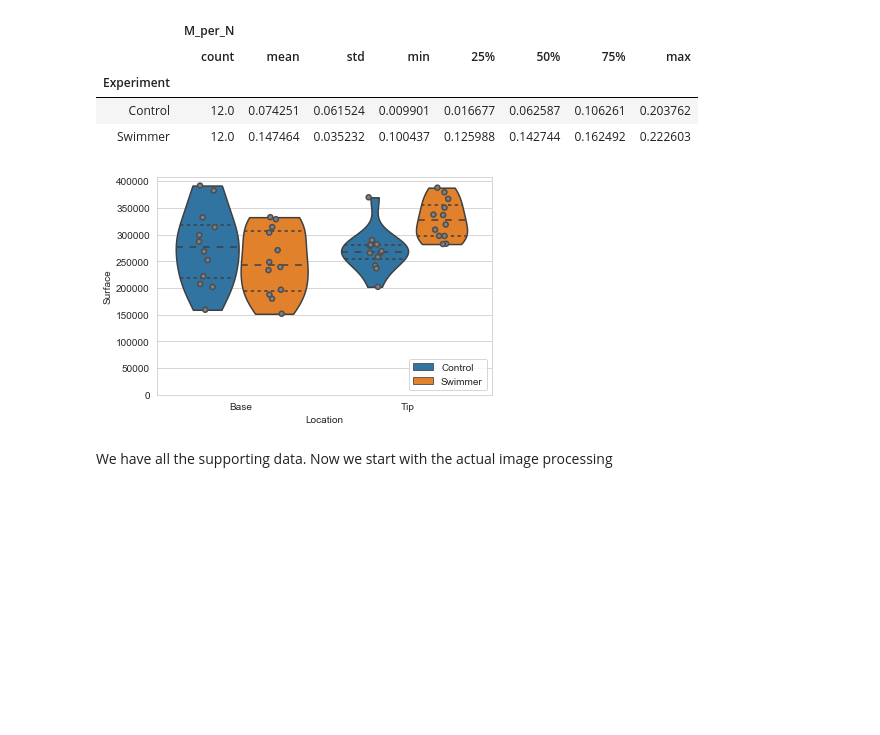
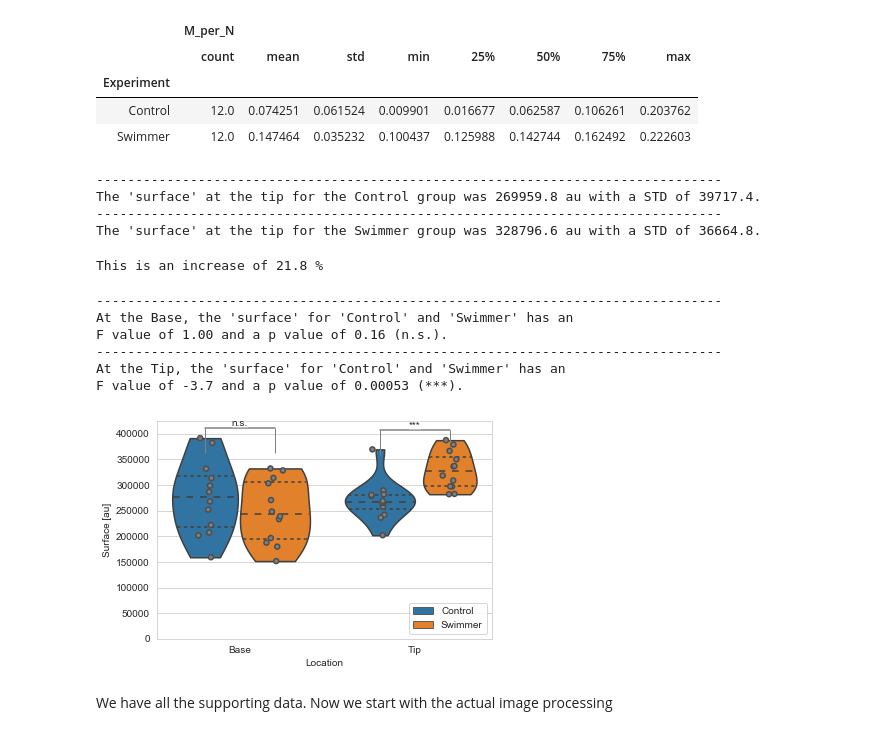
Before and after one commit to habi/Zebra-Fish-Gills, a Jupyter notebook: Gills-Analysis.ipynb, the cells around one changed output. Cells and saved outputs as stored; diff of their text form; code cells hidden in the pictures; blank space fills up the shorter version.

Commit message:
eGFP-'Surface' as prose/percent/p_values
For answering the reviewers in depth.

```diff
--- a/Gills-Analysis.ipynb
+++ b/Gills-Analysis.ipynb
@@ -1218,3 +1218,48 @@ gfp2['Experiment'] = pandas.concat([gfp['Experiment'], gfp['Experiment']], ignor
 gfp2['Location'] = 'Base'
 gfp2['Location'][len(gfp2)//2:] = 'Tip'
 eGFP = gfp2
+# %%
+# Data as prose
+for experiment in eGFP['Experiment'].unique():
+    print(80 * '-')
+    print("The 'surface' at the tip for the %s group "
+              'was %0.1f au with a STD of %0.1f.' % (experiment,
+                                                     eGFP[(eGFP.Experiment == experiment)
+                                                              & (eGFP.Location == 'Tip')]['Surface'].mean(),
+                                                     eGFP[(eGFP.Experiment == experiment)
+                                                              & (eGFP.Location == 'Tip')]['Surface'].std()))
+# %% [output]
+--------------------------------------------------------------------------------
+The 'surface' at the tip for the Control group was 269959.8 au with a STD of 39717.4.
+--------------------------------------------------------------------------------
+The 'surface' at the tip for the Swimmer group was 328796.6 au with a STD of 36664.8.
+# %%
+print('This is an increase of %0.1f %%' % percentage(eGFP[(eGFP.Experiment == 'Control')
+                                                              & (eGFP.Location == 'Tip')]['Surface'].mean(),
+                                                     eGFP[(eGFP.Experiment == 'Swimmer')
+                                                              & (eGFP.Location == 'Tip')]['Surface'].mean(),))
+# %% [output]
+This is an increase of 21.8 %
+# %%
+# Are there 'surface' differences between control and swimmers?
+p_value_egfp = [None] * 2
+for c, location in enumerate(eGFP['Location'].unique()):
+    print(80 * '-')
+    t_statistic, p_value_egfp[c] = scipy.stats.ttest_ind(eGFP[(eGFP.Experiment == 'Control')
+                                                              & (eGFP.Location == location)]['Surface'],
+                                                         eGFP[(eGFP.Experiment == 'Swimmer')
+                                                              & (eGFP.Location == location)]['Surface'],
+                                                            equal_var=True)
+    print("At the %s, the 'surface' for 'Control' and 'Swimmer' has an" % location)
+    # Two-sided test done, but we want one-sided test --> p_value / 2 (only because we tested it above)
+    p_value_egfp[c] /= 2
+    print('F value of %0.4s and a p value of %.2g (%s).' % (t_statistic,
+                                                            p_value_egfp[c],
+                                                            significance(p_value_egfp[c])))
+# %% [output]
+--------------------------------------------------------------------------------
+At the Base, the 'surface' for 'Control' and 'Swimmer' has an
+F value of 1.00 and a p value of 0.16 (n.s.).
+--------------------------------------------------------------------------------
+At the Tip, the 'surface' for 'Control' and 'Swimmer' has an
+F value of -3.7 and a p value of 0.00053 (***).
@@ -1221,34 +1269,52 @@ eGFP = gfp2
 # %%
+# Plot the eGFP 'surfaces'
+# Keep in mind that the generated surface is just an *estimation* from Imaris to answer the reviewers
+# It is *not* identical with the actual surface of the endothelium, and thus given in 'arbitrary units'.
 seaborn.violinplot(data=eGFP,
                    x='Location',
                    y='Surface',
                    hue='Experiment',
                    cut=0,
                    inner='quartiles')
 seaborn.stripplot(data=eGFP,
                   x='Location',
                   y='Surface',
                   hue='Experiment',
                   jitter=True,
                   dodge=True,
                   s=5,
                   linewidth=1.5,
                   palette=['gray', 'gray'])
-legend = True
+plt.ylabel('Surface [au]')
+# Show the significance
+significance_bar(1 - 0.2,
+                 1 + 0.2,
+                 numpy.maximum(eGFP[(eGFP.Experiment == 'Control')
+                                    & (eGFP.Location == 'Tip')]['Surface'].max(),
+                               eGFP[(eGFP.Experiment == 'Swimmer')
+                                    & (eGFP.Location == 'Tip')]['Surface'].max()),
+                 p_value_egfp[1])
+significance_bar(0 - 0.2,
+                 0 + 0.2,
+                 numpy.maximum(eGFP[(eGFP.Experiment == 'Control')
+                                    & (eGFP.Location == 'Base')]['Surface'].max(),
+                               eGFP[(eGFP.Experiment == 'Swimmer')
+                                    & (eGFP.Location == 'Base')]['Surface'].max()),
+                 p_value_egfp[0])
 if legend:
     handles, labels = plt.gca().get_legend_handles_labels()
     plt.legend(handles[:len(handles) // 2],
                labels[:len(labels) // 2],
                loc='lower right')
 else:
     plt.legend().set_visible(False)
 if zerotheplots:
     plt.ylim(ymin=0)
 plt.savefig(os.path.join(OutPutDir, 'eGFP.Surfaces.png'),
             bbox_inches='tight')
 plt.show()
 # %% [output]
-[figure, old version]
+[figure, new version]
 # %% [markdown]
 We have all the supporting data.
 Now we start with the actual image processing
```
Also changed, not shown: parts of 23 cells of this notebook.
